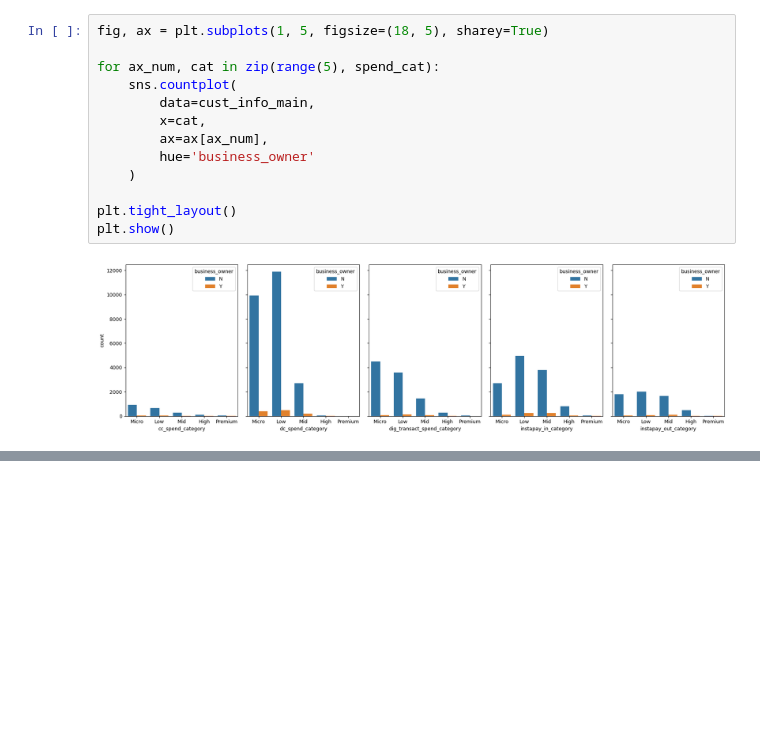
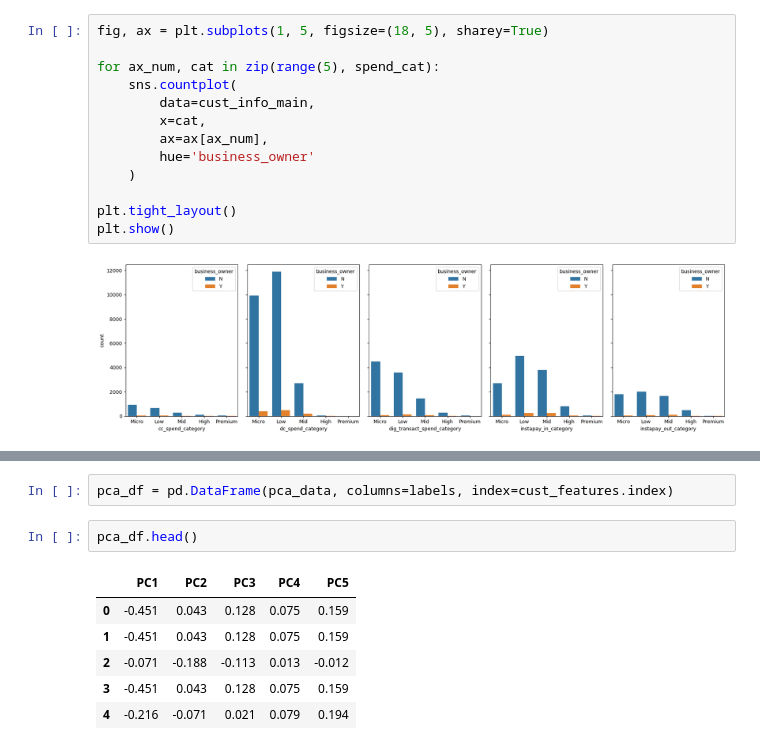
Before and after one commit to drksz/bank-customer-segmentation, a Jupyter notebook: EDA.ipynb, the cells around one changed output, grey strips where cells are left out. Cells and saved outputs as stored; diff of their text form; blank space fills up the shorter version.

```diff
--- a/EDA.ipynb
+++ b/EDA.ipynb
@@ -406,0 +456,11 @@ plt.show()
+# %%
+pca_df = pd.DataFrame(pca_data, columns=labels, index=cust_features.index)
+# %%
+pca_df.head()
+# %% [output]
+|  | PC1 | PC2 | PC3 | PC4 | PC5 |
+| 0 | -0.451 | 0.043 | 0.128 | 0.075 | 0.159 |
+| 1 | -0.451 | 0.043 | 0.128 | 0.075 | 0.159 |
+| 2 | -0.071 | -0.188 | -0.113 | 0.013 | -0.012 |
+| 3 | -0.451 | 0.043 | 0.128 | 0.075 | 0.159 |
+| 4 | -0.216 | -0.071 | 0.021 | 0.079 | 0.194 |
```
Also changed, not shown: parts of 9 cells of this notebook.
